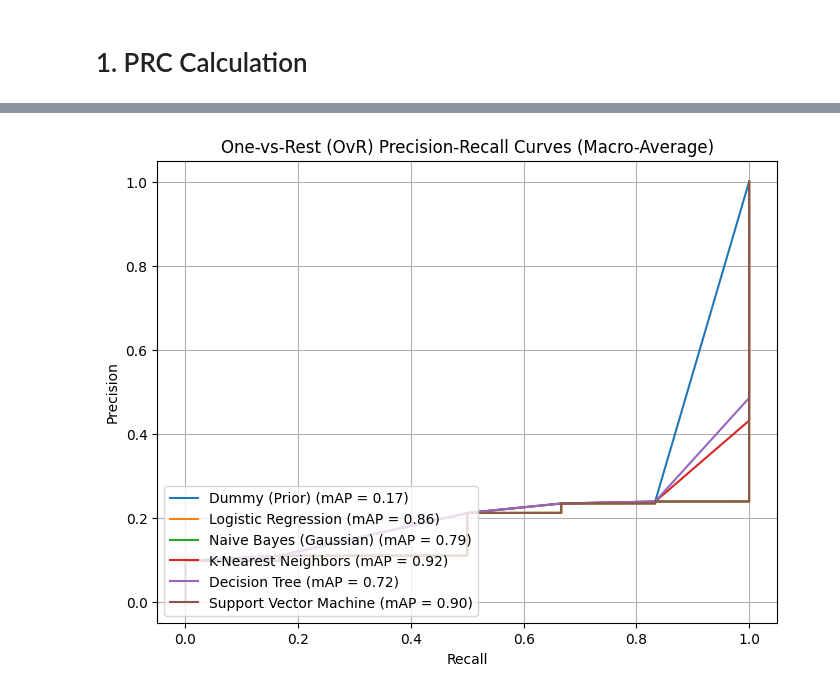
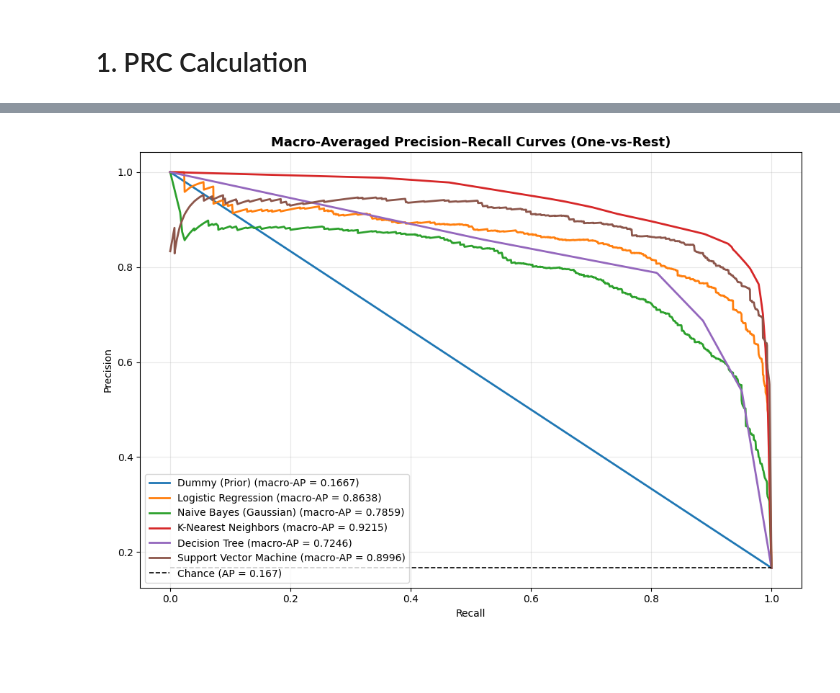
Before and after one commit to ion39/DA5401-Assignment-7, a Jupyter notebook: DA5401 A7.ipynb, the cells around one changed output, grey strips where cells are left out. Drawn from its saved outputs; the diff is of its cells as text; code cells hidden in the pictures; blank space fills up the shorter version.

```diff
--- a/DA5401 A7.ipynb
+++ b/DA5401 A7.ipynb
@@ -279,7 +329,7 @@ The OvR approach decomposes a multi-class problem into multiple binary ones, all
 import numpy as np
 import matplotlib.pyplot as plt
 from sklearn.preprocessing import label_binarize
-from sklearn.metrics import roc_curve, auc, roc_auc_score
+from sklearn.metrics import roc_curve, auc
 
 # Assuming models is a dictionary of trained models:
 # models = {
@@ -305,10 +355,11 @@ for name, model in models.items():
         # For models without predict_proba (like some SVMs), use decision_function
         y_score = model.decision_function(X_test)
 
-    # Compute ROC curve and AUC using One-vs-Rest
+    # Compute ROC curve and AUC for each class (One-vs-Rest)
     fpr = dict()
     tpr = dict()
     roc_auc = dict()
+
     for i in range(len(classes)):
         fpr[i], tpr[i], _ = roc_curve(y_test_bin[:, i], y_score[:, i])
         roc_auc[i] = auc(fpr[i], tpr[i])
@@ -316,17 +367,20 @@ for name, model in models.items():
     # Compute macro-average ROC curve
     all_fpr = np.unique(np.concatenate([fpr[i] for i in range(len(classes))]))
     mean_tpr = np.zeros_like(all_fpr)
+
     for i in range(len(classes)):
         mean_tpr += np.interp(all_fpr, fpr[i], tpr[i])
     mean_tpr /= len(classes)
 
-    roc_auc_macro = auc(all_fpr, mean_tpr)
+    macro_auc = auc(all_fpr, mean_tpr)
 
     plt.plot(all_fpr, mean_tpr, lw=2,
-             label=f'{name} (macro-AUC = {roc_auc_macro:.4f})')
+             label=f'{name} (macro-AUC = {macro_auc:.4f})')
+
+# Random-chance baseline
+plt.plot([0, 1], [0, 1], "k--", lw=1.5, label="Chance (AUC = 0.5)")
 
 # Plot formatting
-plt.plot([0, 1], [0, 1], 'k--', lw=1)
 plt.title('Macro-Averaged ROC Curves (One-vs-Rest)')
 plt.xlabel('False Positive Rate (FPR)')
 plt.ylabel('True Positive Rate (TPR)')
@@ -371,63 +497,74 @@ Even if the class imbalance in the Landsat dataset is moderate, using PRC helps
 # %%
 import numpy as np
 import matplotlib.pyplot as plt
 from sklearn.preprocessing import label_binarize
 from sklearn.metrics import precision_recall_curve, average_precision_score
 
-# Assuming you have the following variables already:
-# models = {'KNN': knn, 'Decision Tree': dt, 'Dummy': dummy,
-#           'Logistic Regression': log_reg, 'Naive Bayes': nb, 'SVC': svc}
-# and your test sets: X_test, y_test
+# Assuming models is a dictionary of trained models:
+# models = {
+#     "KNN": knn,
+#     "Decision Tree": dt,
+#     "Dummy": dummy,
+#     "Logistic Regression": lr,
+#     "Naive Bayes": nb,
+#     "SVC": svc
+# }
 
-# Step 1: Binarize labels for multi-class PRC (OvR approach)
+# Binarize the labels for multi-class PRC
 classes = np.unique(y_test)
 y_test_bin = label_binarize(y_test, classes=classes)
-n_classes = y_test_bin.shape[1]
 
-# Step 2: Initialize plot
-plt.figure(figsize=(8, 6))
+# Prepare to store macro-average AP results
+prc_results = {}
 
-# Step 3: Compute and plot PRC for each model
-for model_name, model in models.items():
-    # Get probability estimates
+plt.figure(figsize=(10, 7))
+
+for name, model in models.items():
+    # Get model probability or decision function scores
     if hasattr(model, "predict_proba"):
         y_score = model.predict_proba(X_test)
     else:
-        # Some models (e.g., SVM with probability=False) may not support predict_proba
-        y_score = model.decision_function(X_test)
-        y_score = (y_score - y_score.min()) / (y_score.max() - y_score.min())  # normalize
+        try:
+            y_score = model.decision_function(X_test)
+        except:
+            continue
 
-    # Compute per-class precision-recall
-    precision = dict()
-    recall = dict()
-    avg_precision = dict()
-
-    for i in range(n_classes):
+    # Compute Precision–Recall curve for each class
+    precision, recall, avg_precision = {}, {}, {}
+    for i in range(len(classes)):
         precision[i], recall[i], _ = precision_recall_curve(y_test_bin[:, i], y_score[:, i])
         avg_precision[i] = average_precision_score(y_test_bin[:, i], y_score[:, i])
 
-    # Compute macro-average Precision-Recall
-    all_precision = np.unique(np.concatenate([precision[i] for i in range(n_classes)]))
-    mean_recall = np.zeros_like(all_precision)
-    for i in range(n_classes):
-        mean_recall += np.interp(all_precision, precision[i][::-1], recall[i][::-1])
-    mean_recall /= n_classes
+    # Compute macro-average Precision–Recall curve
+    all_recalls = np.unique(np.concatenate([recall[i] for i in range(len(classes))]))
+    mean_precision = np.zeros_like(all_recalls)
 
-    # Compute mean average precision
-    mean_avg_precision = np.mean(list(avg_precision.values()))
+    for i in range(len(classes)):
+        mean_precision += np.interp(all_recalls, recall[i][::-1], precision[i][::-1])
+    mean_precision /= len(classes)
 
-    # Plot
-    plt.plot(mean_recall, all_precision,
-             label=f"{model_name} (mAP = {mean_avg_precision:.2f})")
+    # Calculate macro-average AP
+    macro_ap = np.mean(list(avg_precision.values()))
+    prc_results[name] = macro_ap
 
-# Step 4: Finalize the plot
-plt.title("One-vs-Rest (OvR) Precision-Recall Curves (Macro-Average)")
+    # Plot Precision–Recall curve
+    plt.plot(all_recalls, mean_precision, lw=2,
+             label=f"{name} (macro-AP = {macro_ap:.4f})")
+
+# Plot random baseline (chance level)
+pos_fraction = y_test_bin.sum() / y_test_bin.size
+plt.plot([0, 1], [pos_fraction, pos_fraction], "k--", lw=1.2,
+         label=f"Chance (AP = {pos_fraction:.3f})")
+
+# Plot formatting
+plt.title("Macro-Averaged Precision–Recall Curves (One-vs-Rest)", fontsize=13, weight="bold")
 plt.xlabel("Recall")
 plt.ylabel("Precision")
 plt.legend(loc="lower left")
-plt.grid(True)
+plt.grid(alpha=0.3)
+plt.tight_layout()
 plt.show()
 # %% [output]
-[figure, old version]
+[figure, new version]
 # %% [markdown]
 
```
Also changed, not shown: parts of 34 cells of this notebook, 1 other file.
